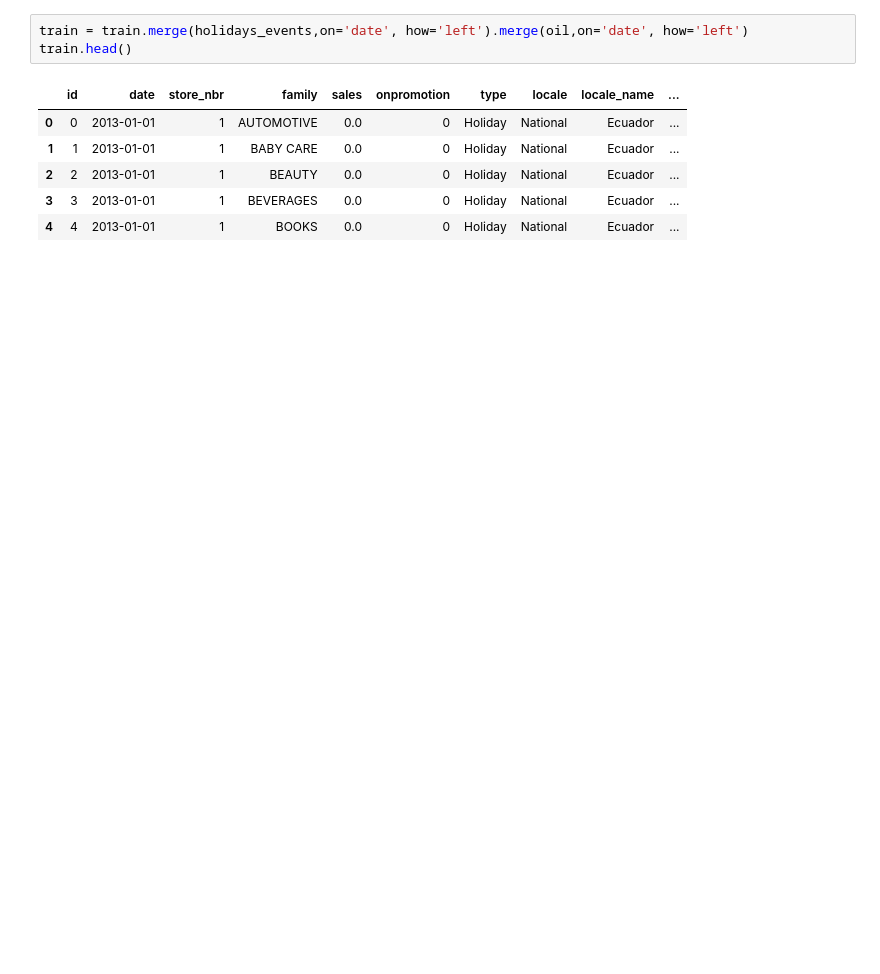
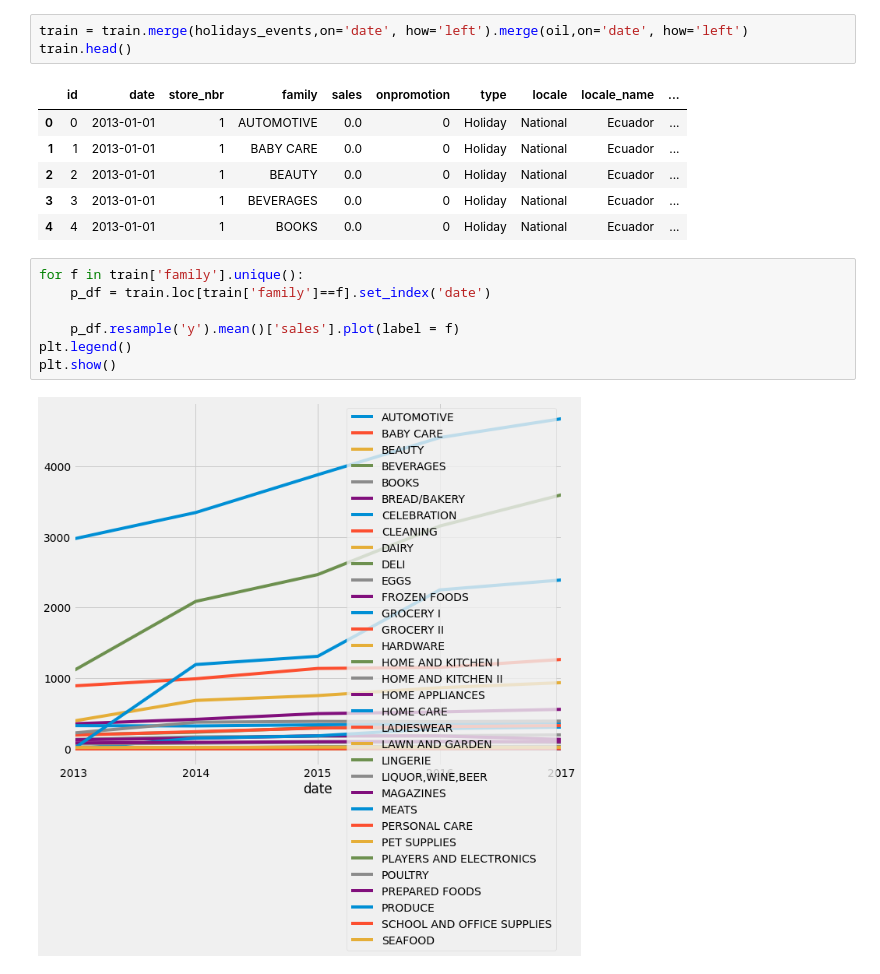
Before and after one commit to syedshahab698/store-sales-forecasting, a Jupyter notebook: EDA_SYED.ipynb, the cells around one changed output. Saved outputs shown, nothing was run; the diff lists cells and outputs as text; blank space fills up the shorter version.

```diff
--- a/EDA_SYED.ipynb
+++ b/EDA_SYED.ipynb
@@ -38,3 +41,12 @@ train.head()
 | 2 | 2 | 2013-01-01 | 1 | BEAUTY | 0.0 | 0 | Holiday | National | Ecuador | ... |
 | 3 | 3 | 2013-01-01 | 1 | BEVERAGES | 0.0 | 0 | Holiday | National | Ecuador | ... |
 | 4 | 4 | 2013-01-01 | 1 | BOOKS | 0.0 | 0 | Holiday | National | Ecuador | ... |
+# %%
+for f in train['family'].unique():
+    p_df = train.loc[train['family']==f].set_index('date')
+
+    p_df.resample('y').mean()['sales'].plot(label = f)
+plt.legend()
+plt.show()
+# %% [output]
+[figure, added]
```
Also changed, not shown: parts of 14 cells of this notebook, 2 other files.
